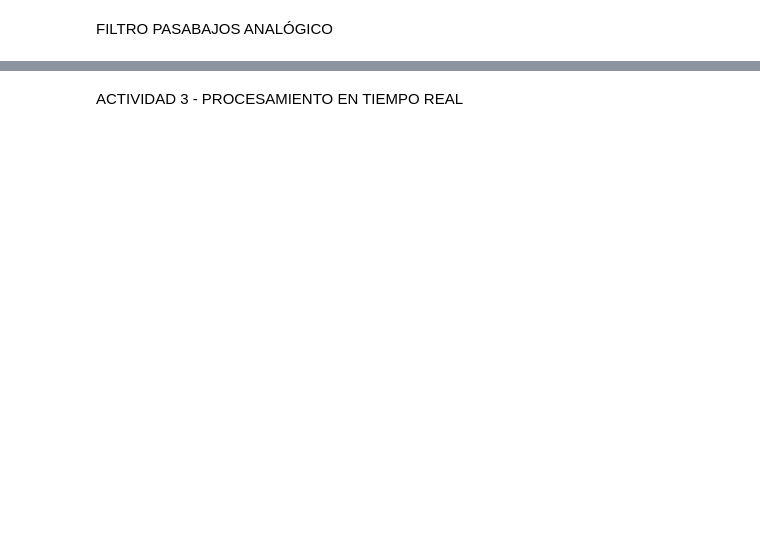
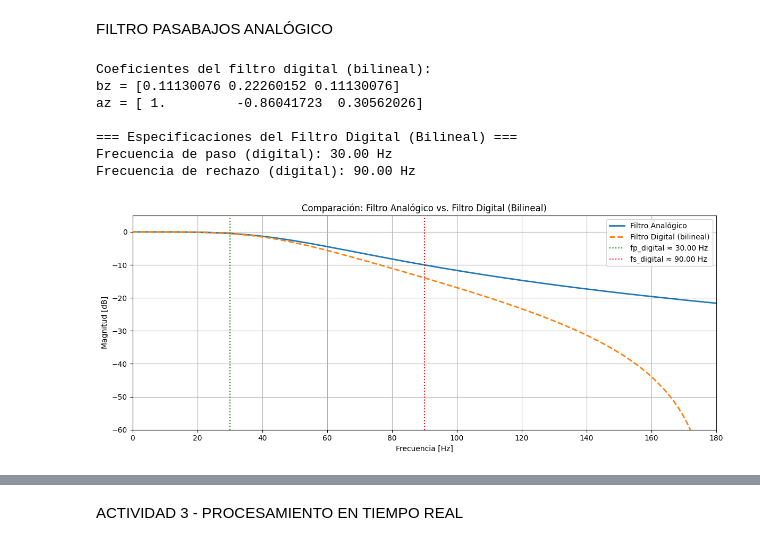
Before and after one commit to LeandroMurillo/TrabajoFinalPDS, a Jupyter notebook: TFI_PDS.ipynb, the cells around one changed output, grey strips where cells are left out. Saved outputs shown, nothing was run; the diff lists cells and outputs as text; code cells hidden in the pictures; blank space fills up the shorter version.

Commit message:
Se diseñó un filtro digital pasabajos utiilizando transformada bilineal y prewarping

```diff
--- a/TFI_PDS.ipynb
+++ b/TFI_PDS.ipynb
@@ -362,4 +423,54 @@ z, p, k = tf2zpk(b, a)
 
 # Graficar en el plano s
 graficar_polos_ceros(z, p, plano="s")
+# %%
+# === Transformación bilineal ===
+bz, az = bilinear(b, a, fs)
+print("Coeficientes del filtro digital (bilineal):")
+print("bz =", bz)
+print("az =", az)
+
+# === Conversión inversa para obtener frecuencias digitales asociadas ===
+fp_digital = (fs / np.pi) * np.arctan(wp / (2 * fs))
+fs_digital = (fs / np.pi) * np.arctan(ws / (2 * fs))
+
+print("\n=== Especificaciones del Filtro Digital (Bilineal) ===")
+print(f"Frecuencia de paso (digital): {fp_digital:.2f} Hz")
+print(f"Frecuencia de rechazo (digital): {fs_digital:.2f} Hz")
+
+# === Respuesta en frecuencia del filtro analógico ===
+w_analog = np.linspace(0.01, fs * np.pi, 1000)
+frecs_analog = w_analog / (2 * np.pi)
+_, h_analog = freqs(b, a, w_analog)
+h_analog_db = 20 * np.log10(np.abs(h_analog))
+
+# === Respuesta en frecuencia del filtro digital ===
+w_digital, h_digital = freqz(bz, az, worN=1024)
+frecs_digital = w_digital * fs / (2 * np.pi)
+h_digital_db = 20 * np.log10(np.abs(h_digital))
+
+# === Gráfico comparativo ===
+plt.figure(figsize=(12, 5))
+plt.plot(frecs_analog, h_analog_db, label="Filtro Analógico", linewidth=2)
+plt.plot(frecs_digital, h_digital_db, "--", label="Filtro Digital (bilineal)", linewidth=2)
+plt.axvline(fp_digital, color="green", linestyle=":", label=f"fp_digital ≈ {fp_digital:.2f} Hz")
+plt.axvline(fs_digital, color="red", linestyle=":", label=f"fs_digital ≈ {fs_digital:.2f} Hz")
+plt.title("Comparación: Filtro Analógico vs. Filtro Digital (Bilineal)")
+plt.xlabel("Frecuencia [Hz]")
+plt.ylabel("Magnitud [dB]")
+plt.grid(True)
+plt.xlim(0, fs / 2)
+plt.ylim(-60, 5)
+plt.legend()
+plt.tight_layout()
+plt.show()
+# %% [output]
+Coeficientes del filtro digital (bilineal):
+bz = [0.11130076 0.22260152 0.11130076]
+az = [ 1.         -0.86041723  0.30562026]
+
+=== Especificaciones del Filtro Digital (Bilineal) ===
+Frecuencia de paso (digital): 30.00 Hz
+Frecuencia de rechazo (digital): 90.00 Hz
+[figure, added]
 # %%
```
Also changed, not shown: parts of 14 cells of this notebook.
